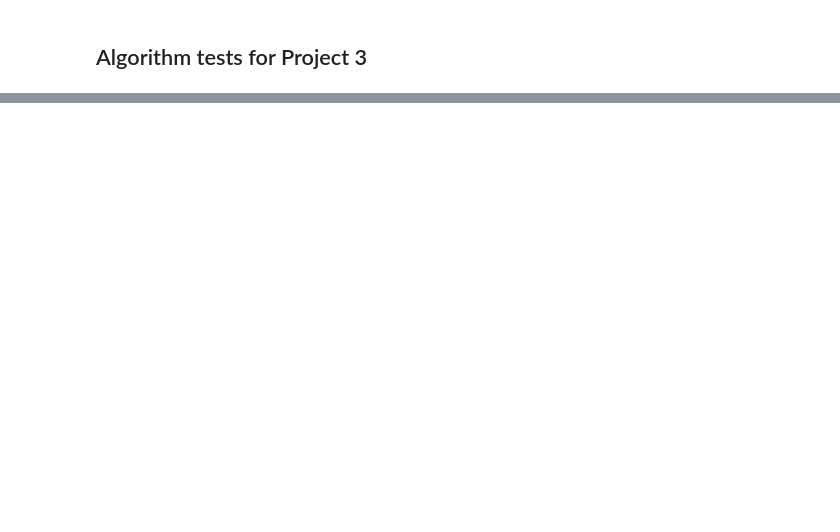
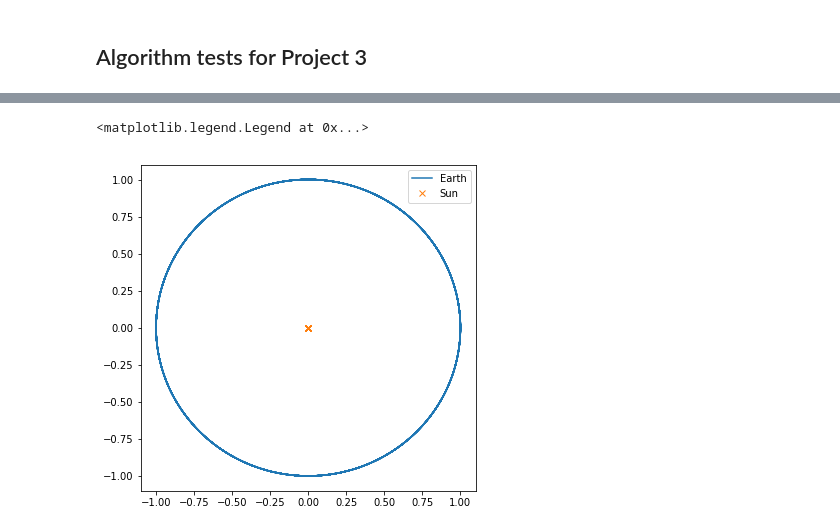
Before and after one commit to auduntre/FYS4150, a Jupyter notebook: Project 3/notebook/Algorithm Tests.ipynb, the cells around one changed output, grey strips where cells are left out. Drawn from its saved outputs; the diff is of its cells as text; code cells hidden in the pictures; blank space fills up the shorter version.

```diff
--- a/Project 3/notebook/Algorithm Tests.ipynb
+++ b/Project 3/notebook/Algorithm Tests.ipynb
@@ -62,0 +269,19 @@ plt.plot(ys, xs)
+# %%
+earth = Body([1., 0.], [0., 2. * np.pi], 1e-6, Acceleration)
+sun = Body([0., 0.], [0., 0.], 1.0, Acceleration)
+
+sol = [earth, sun]
+
+integrator = Euler(sol)
+integrator(20000, 10)
+
+earth_pos = integrator.system_pos[0, :, :]
+sun_pos = integrator.system_pos[1, :, :]
+# %%
+plt.figure(figsize=(6,6))
+plt.plot(earth_pos[:, 0], earth_pos[:, 1], label='Earth')
+plt.plot(sun_pos[:, 0], sun_pos[:, 1], 'x', label="Sun")
+plt.legend()
+# %% [output]
+<matplotlib.legend.Legend at 0x...>
+[figure, added]
```
Also changed, not shown: parts of 21 cells of this notebook, 1 other file.
